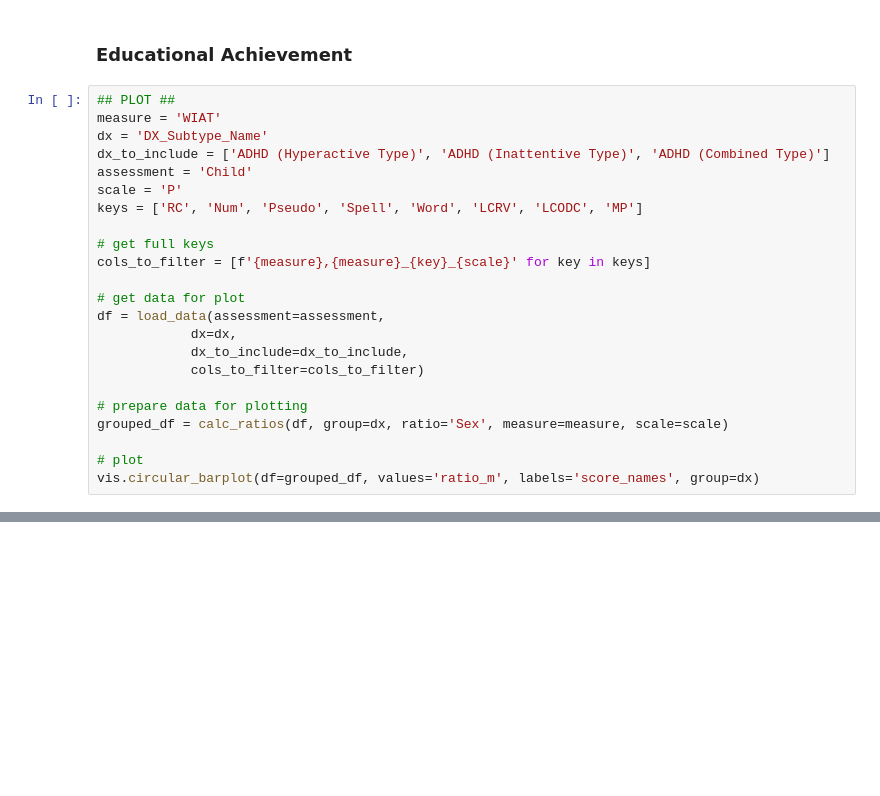
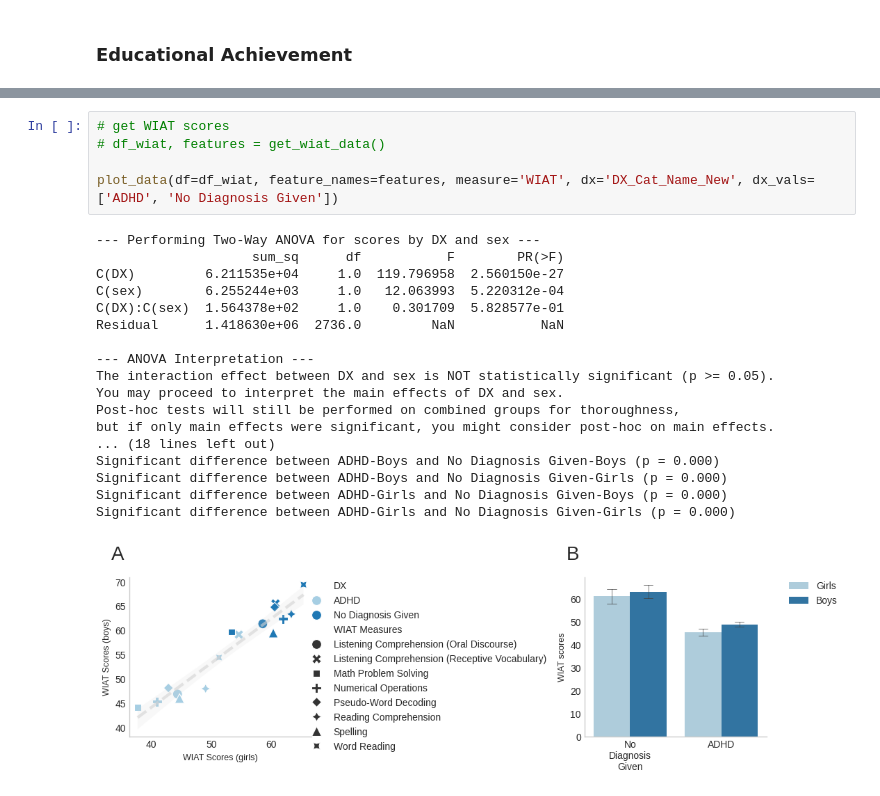
Before and after one commit to burdinskid13/healthy_brain_network, a Jupyter notebook: notebooks/11.1.ADHD-education.ipynb, the cells around one changed output, grey strips where cells are left out. Drawn from its saved outputs; the diff is of its cells as text; blank space fills up the shorter version.

```diff
--- a/notebooks/11.1.ADHD-education.ipynb
+++ b/notebooks/11.1.ADHD-education.ipynb
@@ -84,25 +65,2 @@ def calc_ratios(df, group='DX_Subtype_Name', ratio='Sex', measure='WIAT', scale=
 # %% [markdown]
 ### Educational Achievement
-# %%
-## PLOT ##
-measure = 'WIAT'
-dx = 'DX_Subtype_Name'
-dx_to_include = ['ADHD (Hyperactive Type)', 'ADHD (Inattentive Type)', 'ADHD (Combined Type)']
-assessment = 'Child'
-scale = 'P'
-keys = ['RC', 'Num', 'Pseudo', 'Spell', 'Word', 'LCRV', 'LCODC', 'MP']
-
-# get full keys
-cols_to_filter = [f'{measure},{measure}_{key}_{scale}' for key in keys]
-
-# get data for plot
-df = load_data(assessment=assessment,
-            dx=dx,
-            dx_to_include=dx_to_include,
-            cols_to_filter=cols_to_filter)
-
-# prepare data for plotting
-grouped_df = calc_ratios(df, group=dx, ratio='Sex', measure=measure, scale=scale)
-
-# plot
-vis.circular_barplot(df=grouped_df, values='ratio_m', labels='score_names', group=dx)
@@ -112,0 +219,24 @@ vis.circular_barplot(df=grouped_df, values='ratio_m', labels='score_names', grou
+# %%
+# get WIAT scores
+# df_wiat, features = get_wiat_data()
+
+plot_data(df=df_wiat, feature_names=features, measure='WIAT', dx='DX_Cat_Name_New', dx_vals=['ADHD', 'No Diagnosis Given'])
+# %% [output]
+--- Performing Two-Way ANOVA for scores by DX and sex ---
+                    sum_sq      df           F        PR(>F)
+C(DX)         6.211535e+04     1.0  119.796958  2.560150e-27
+C(sex)        6.255244e+03     1.0   12.063993  5.220312e-04
+C(DX):C(sex)  1.564378e+02     1.0    0.301709  5.828577e-01
+Residual      1.418630e+06  2736.0         NaN           NaN
+
+--- ANOVA Interpretation ---
+The interaction effect between DX and sex is NOT statistically significant (p >= 0.05).
+You may proceed to interpret the main effects of DX and sex.
+Post-hoc tests will still be performed on combined groups for thoroughness,
+but if only main effects were significant, you might consider post-hoc on main effects.
+... (18 lines left out)
+Significant difference between ADHD-Boys and No Diagnosis Given-Boys (p = 0.000)
+Significant difference between ADHD-Boys and No Diagnosis Given-Girls (p = 0.000)
+Significant difference between ADHD-Girls and No Diagnosis Given-Boys (p = 0.000)
+Significant difference between ADHD-Girls and No Diagnosis Given-Girls (p = 0.000)
+[figure, added]
```
Also changed, not shown: parts of 10 cells of this notebook, 22 other files.
